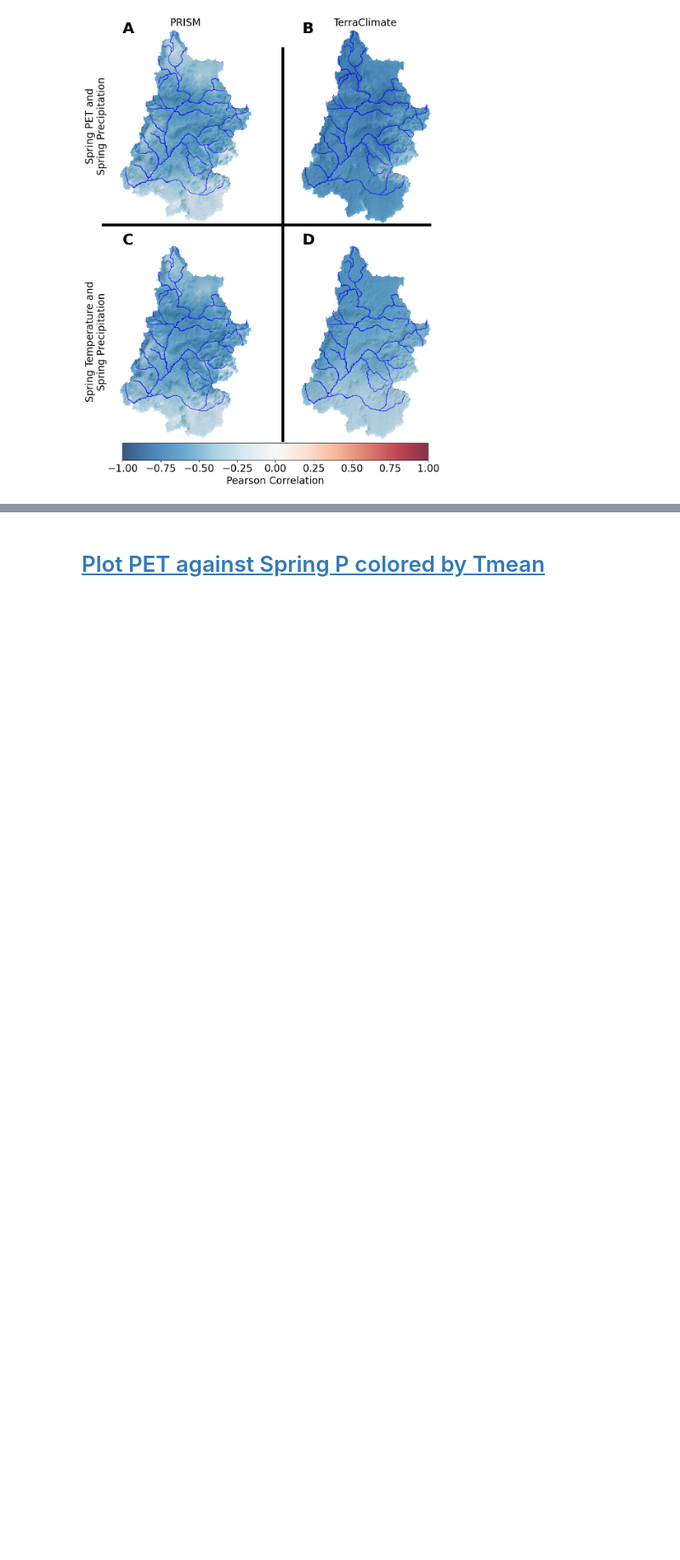
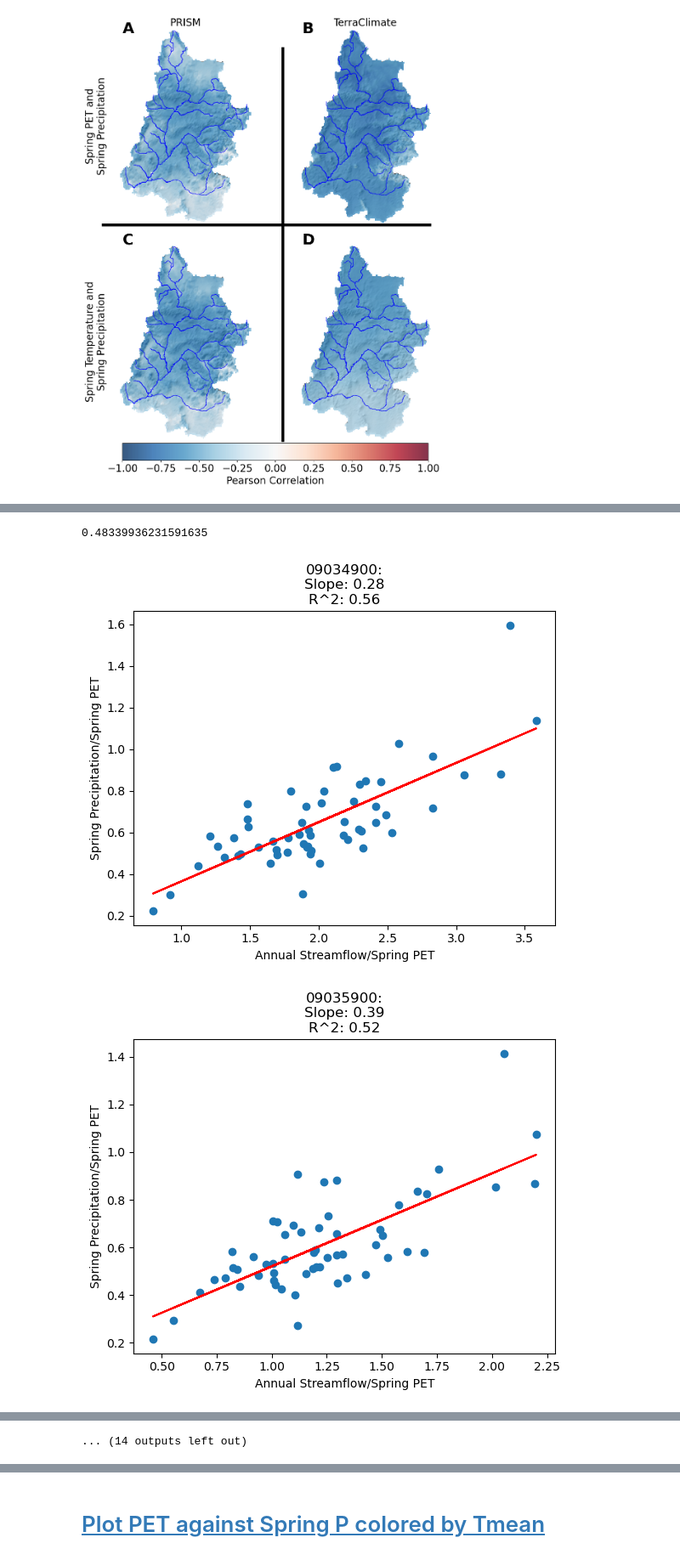
Before and after one commit to dlhogan97/Spring-Precipitation-Effect-CO-River, a Jupyter notebook: Upper_CO_Analysis/notebooks/06_UCRB_PET_20230907.ipynb, the cells around one changed output, grey strips where cells are left out. Shown at 85% size. Cells and saved outputs as stored; diff of their text form; code cells hidden in the pictures; blank space fills up the shorter version.

```diff
--- a/Upper_CO_Analysis/notebooks/06_UCRB_PET_20230907.ipynb
+++ b/Upper_CO_Analysis/notebooks/06_UCRB_PET_20230907.ipynb
@@ -396,0 +411,4 @@ fig.savefig('../figures/pearson_correlation_spring_pet_spring_ppt.png', dpi=700,
+# %%
+hcdn_boundaries = gpd.read_file('../data/geodata/basin_station_sntl.json')
+hcdn_boundaries = hcdn_boundaries.set_crs(epsg=32613,allow_override=True)
+hcdn_boundaries_4326 = hcdn_boundaries.to_crs(4326) # reprojection to 4326
@@ -396,0 +424,15 @@ fig.savefig('../figures/pearson_correlation_spring_pet_spring_ppt.png', dpi=700,
+# %%
+era5_et = xr.open_dataset('../data/etdata/ERA5_pet_et_clouds.nc')
+era5_et = era5_et.rio.write_crs(4326)
+era5_et = era5_et.rio.clip(hcdn_boundaries_4326.geometry, all_touched=True)
+# convert e and pev to mm/month from -1 * m/day by multiplying by days in each month
+era5_et['month_days'] = era5_et.time.dt.days_in_month
+era5_et['e'] = era5_et['e'] * era5_et['month_days'] * 1000 * -1
+era5_et['pev'] = era5_et['pev'] * era5_et['month_days'] * 1000 * -1
+# calculate the spring totals for each year
+era5_et_spring = era5_et.where(era5_et.time.dt.month.isin([4,5,6]),drop=True).groupby('time.year').sum('time')
+era5_et_spring['tcc'] = era5_et['tcc'].where(era5_et.time.dt.month.isin([4,5,6]),drop=True).groupby('time.year').mean('time')
+# make zero values nan
+era5_et_spring = era5_et_spring.where(era5_et_spring>0, np.nan)
+# calculate spatial mean
+era5_et_spring_mean = era5_et_spring.mean(dim=['latitude','longitude']).sel(year=slice(1964,2022))
@@ -396,0 +468,29 @@ fig.savefig('../figures/pearson_correlation_spring_pet_spring_ppt.png', dpi=700,
+# %%
+np.mean(r2)
+# %% [output]
+0.48339936231591635
+# %%
+# example for looking at spring pet, spring p and streamflow
+q = xr.open_dataset('../data/streamflowdata/hcdn_basin_annual_q.nc')
+r2 = []
+for site in hcdn_boundaries_4326.gage:
+    plt.figure()
+    q_er = q.sel(site_no=site, WY=slice(1964,2022))
+    p_er = hcdn_spring_nclimgrid_ds.rio.clip(hcdn_boundaries_4326[hcdn_boundaries_4326['gage']==site].geometry, all_touched=True).mean(dim=['x','y']).sel(year=slice(1964,2022))
+    pet_er = era5_et_spring.rio.clip(hcdn_boundaries_4326[hcdn_boundaries_4326['gage']==site].geometry, all_touched=True).mean(dim=['latitude','longitude']).sel(year=slice(1964,2022)).pev
+    q_pet_ratio = (q_er.q_mm.values/pet_er).dropna(dim='year')
+    p_pet_ratio = (p_er.prcp/pet_er).sel(year=q_pet_ratio.year)
+    plt.scatter(q_pet_ratio,
+                p_pet_ratio)
+    plt.xlabel('Annual Streamflow/Spring PET')
+    plt.ylabel('Spring Precipitation/Spring PET')
+
+    # find the slpoe and intercept of the linear regression
+    slope, intercept, r_value, p_value, std_err = stats.linregress(q_pet_ratio, p_pet_ratio)
+    # plot the linear regression
+    plt.plot((q_pet_ratio), slope*(q_pet_ratio) + intercept, color='red')
+    plt.title(f'{site}:\n'+f'Slope: {slope:.2f}\nR^2: {r_value**2:.2f}')
+    r2.append(r_value**2)
+# %% [output]
+[figure, added]
+[figure, added]
@@ -396,0 +507 @@ fig.savefig('../figures/pearson_correlation_spring_pet_spring_ppt.png', dpi=700,
+... (14 outputs left out)
```
Also changed, not shown: parts of 29 cells of this notebook, 7 other files.
